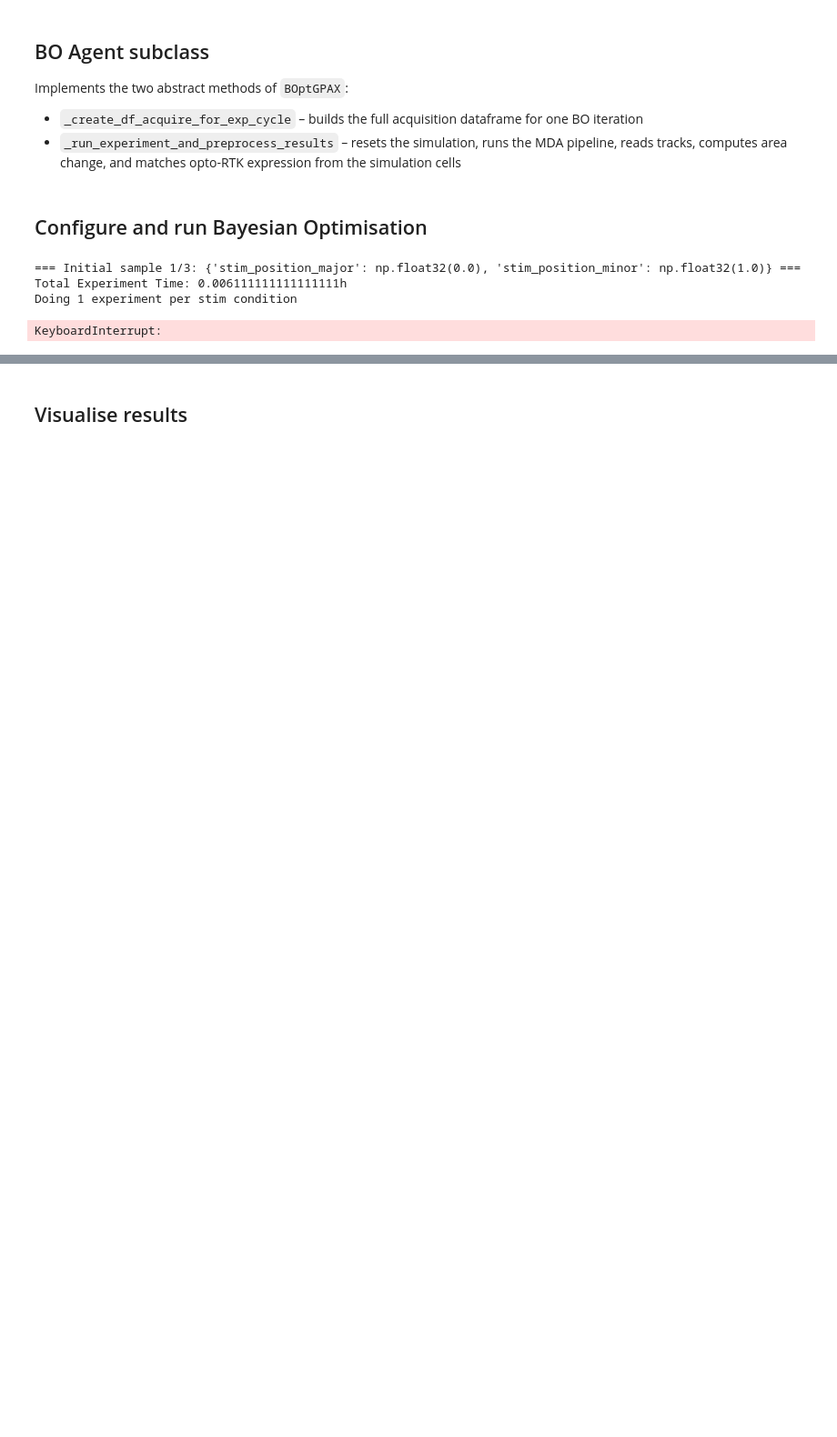
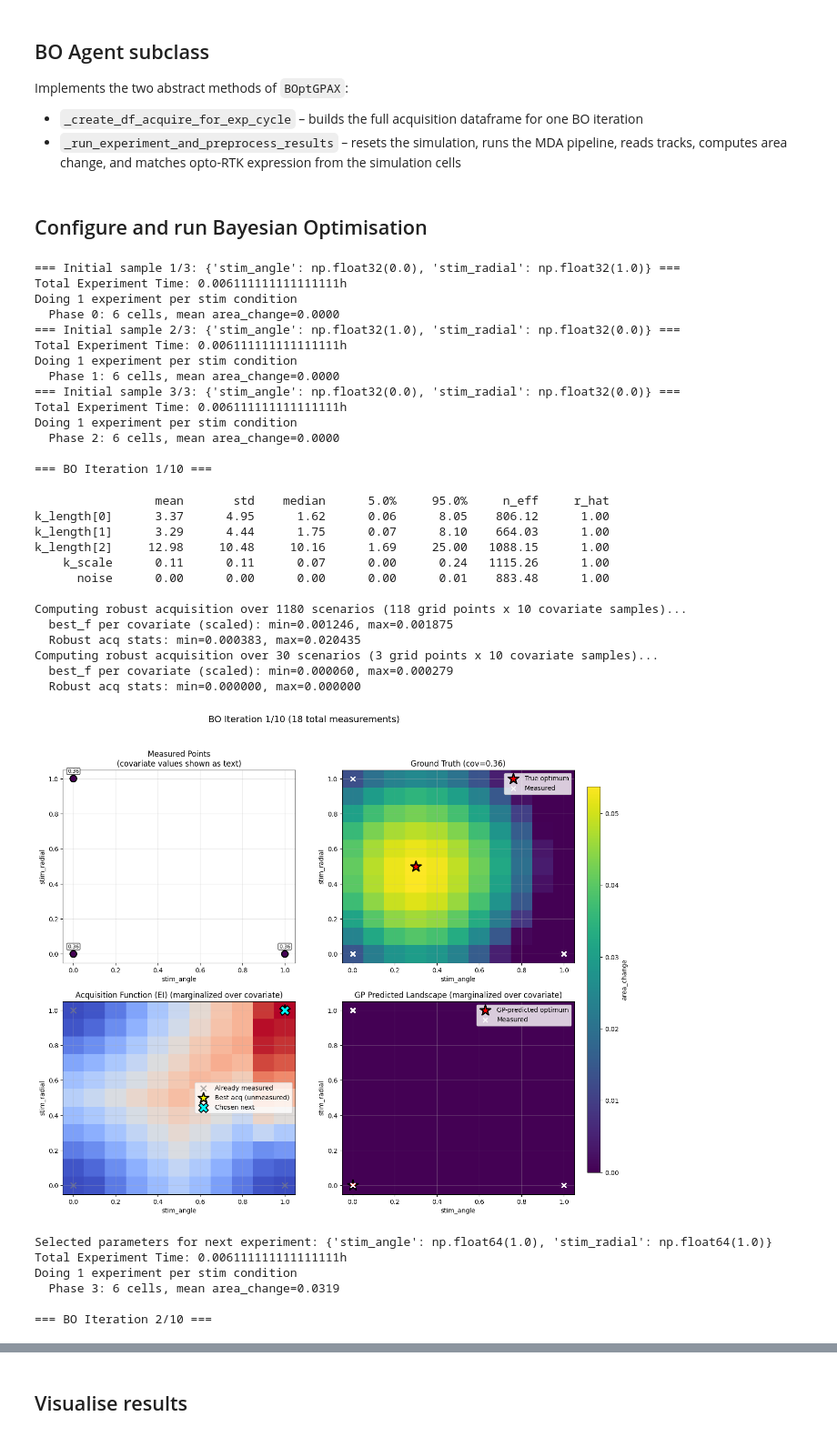
Before and after one commit to alandolt/faro, a Jupyter notebook: 11_BO_Optimisation_Protrusions.ipynb, the cells around one changed output, grey strips where cells are left out. Shown at 91% size. Cells and saved outputs as stored; diff of their text form; code cells hidden in the pictures; blank space fills up the shorter version.

Commit message:
draft protrusion example

```diff
--- a/11_BO_Optimisation_Protrusions.ipynb
+++ b/11_BO_Optimisation_Protrusions.ipynb
@@ -221,6 +219,17 @@ class ProtrusionBOptGPAX(BOptGPAX):
 
     # ------------------------------------------------------------------
 
+    def _get_ground_truth_grid(self, unique_x1, unique_x2, cov_mean):
+        """Approximate ground truth from circular-cell simulation model."""
+        return compute_protrusion_ground_truth(
+            unique_x1,
+            unique_x2,
+            cov_mean,
+            n_stim_frames=self.n_frames - self.first_frame_stim,
+        )
+
+    # ------------------------------------------------------------------
+
     def _create_df_acquire_for_exp_cycle(self, parameters: dict) -> pd.DataFrame:
         """Build a full df_acquire for one BO iteration (= one phase)."""
         phase_id = self._phase_counter
@@ -243,8 +252,8 @@ class ProtrusionBOptGPAX(BOptGPAX):
         )
 
         # Inject the BO parameters so the stimulator can read them
-        df_acquire["stim_position_major"] = parameters["stim_position_major"]
-        df_acquire["stim_position_minor"] = parameters["stim_position_minor"]
+        df_acquire["stim_angle"] = parameters["stim_angle"]
+        df_acquire["stim_radial"] = parameters["stim_radial"]
 
         return df_acquire
 
@@ -279,8 +288,8 @@ class ProtrusionBOptGPAX(BOptGPAX):
             return pd.DataFrame()
 
         # --- Compute area change per tracked cell within this phase ---
-        stim_major = float(df_acquire["stim_position_major"].iloc[0])
-        stim_minor = float(df_acquire["stim_position_minor"].iloc[0])
+        stim_angle = float(df_acquire["stim_angle"].iloc[0])
+        stim_radial = float(df_acquire["stim_radial"].iloc[0])
 
         results = []
         for particle_id, grp in df_tracks.groupby("particle"):
@@ -346,13 +355,13 @@ class ProtrusionBOptGPAX(BOptGPAX):
         df_results["opto_rtk_expression"] = df_sim_visible.iloc[indices][
             "opto_rtk_expression"
         ].values
-        df_results["stim_position_major"] = stim_major
-        df_results["stim_position_minor"] = stim_minor
+        df_results["stim_angle"] = stim_angle
+        df_results["stim_radial"] = stim_radial
 
         df_out = df_results[
             [
-                "stim_position_major",
-                "stim_position_minor",
+                "stim_angle",
+                "stim_radial",
                 "opto_rtk_expression",
                 "area_change",
             ]
@@ -367,43 +376,74 @@ class ProtrusionBOptGPAX(BOptGPAX):
 ## Configure and run Bayesian Optimisation
 # %%
 bo_params = [
+    BO_Parameter(name="stim_angle", bounds=(0.0, 1.0), param_type="float", spacing=0.1),
     BO_Parameter(
-        name="stim_position_major", bounds=(0.0, 1.0), param_type="float", spacing=0.1
-    ),
-    BO_Parameter(
-        name="stim_position_minor", bounds=(0.1, 1.0), param_type="float", spacing=0.1
+        name="stim_radial", bounds=(0.0, 1.0), param_type="float", spacing=0.1
     ),
 ]
 bo_covariates = [
     BO_Covariate(name="opto_rtk_expression"),
 ]
 bo_objective = BO_Objective(name="area_change", goal="maximize")
 
 
 bo_agent = ProtrusionBOptGPAX(
     microscope=mic,
     storage_path=path,
     channels=channels,
     condition=condition,
     stim_treatment=stim_treatment,
     n_frames=N_FRAMES,
     first_frame_stim=FIRST_FRAME_STIMULATION,
     time_between_timesteps=TIME_BETWEEN_TIMESTEPS,
     time_per_fov=TIME_PER_FOV,
     parameters_to_optimize=bo_params,
     objective_metric=bo_objective,
     bo_covariates=bo_covariates,
-    n_iterations=12,
-    acquisition_function="ucb",
-    ucb_beta=4.0,
+    n_iterations=10,
+    acquisition_function="ei",
+    ei_xi=0.1,
+    penalty="inverse_distance",
+    penalty_factor=2.0,
+    verbose=True,
 )
 
 bo_agent.run()
 
 # Finalise the experiment
 mic.post_experiment()
 # %% [output]
-=== Initial sample 1/3: {'stim_position_major': np.float32(0.0), 'stim_position_minor': np.float32(1.0)} ===
+=== Initial sample 1/3: {'stim_angle': np.float32(0.0), 'stim_radial': np.float32(1.0)} ===
 Total Experiment Time: 0.006111111111111111h
 Doing 1 experiment per stim condition
+  Phase 0: 6 cells, mean area_change=0.0000
+=== Initial sample 2/3: {'stim_angle': np.float32(1.0), 'stim_radial': np.float32(0.0)} ===
+Total Experiment Time: 0.006111111111111111h
+Doing 1 experiment per stim condition
+  Phase 1: 6 cells, mean area_change=0.0000
+=== Initial sample 3/3: {'stim_angle': np.float32(0.0), 'stim_radial': np.float32(0.0)} ===
+Total Experiment Time: 0.006111111111111111h
+Doing 1 experiment per stim condition
+  Phase 2: 6 cells, mean area_change=0.0000
+
+=== BO Iteration 1/10 ===
-KeyboardInterrupt:
+                 mean       std    median      5.0%     95.0%     n_eff     r_hat
+k_length[0]      3.37      4.95      1.62      0.06      8.05    806.12      1.00
+k_length[1]      3.29      4.44      1.75      0.07      8.10    664.03      1.00
+k_length[2]     12.98     10.48     10.16      1.69     25.00   1088.15      1.00
+    k_scale      0.11      0.11      0.07      0.00      0.24   1115.26      1.00
+      noise      0.00      0.00      0.00      0.00      0.01    883.48      1.00
+
+Computing robust acquisition over 1180 scenarios (118 grid points x 10 covariate samples)...
+  best_f per covariate (scaled): min=0.001246, max=0.001875
+  Robust acq stats: min=0.000383, max=0.020435
+Computing robust acquisition over 30 scenarios (3 grid points x 10 covariate samples)...
+  best_f per covariate (scaled): min=0.000060, max=0.000279
+  Robust acq stats: min=0.000000, max=0.000000
+[figure, added]
+Selected parameters for next experiment: {'stim_angle': np.float64(1.0), 'stim_radial': np.float64(1.0)}
+Total Experiment Time: 0.006111111111111111h
+Doing 1 experiment per stim condition
+  Phase 3: 6 cells, mean area_change=0.0319
+
+=== BO Iteration 2/10 ===
```
Also changed, not shown: parts of 7 cells of this notebook, 5 other files.
